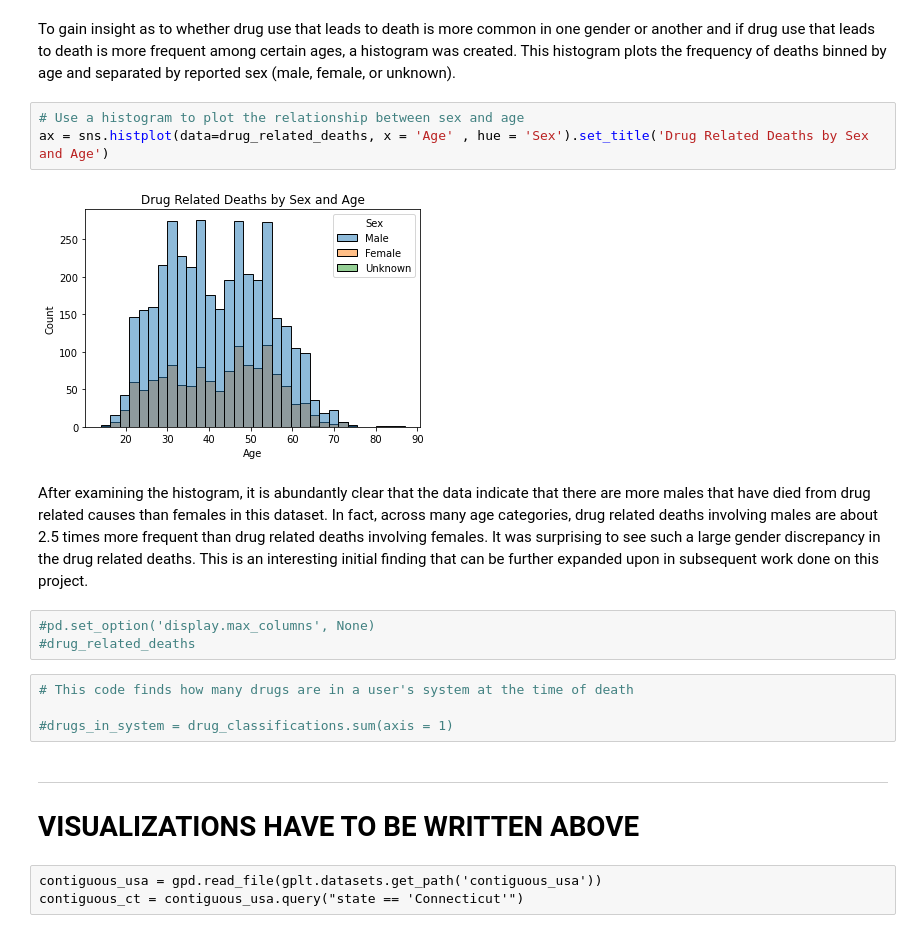
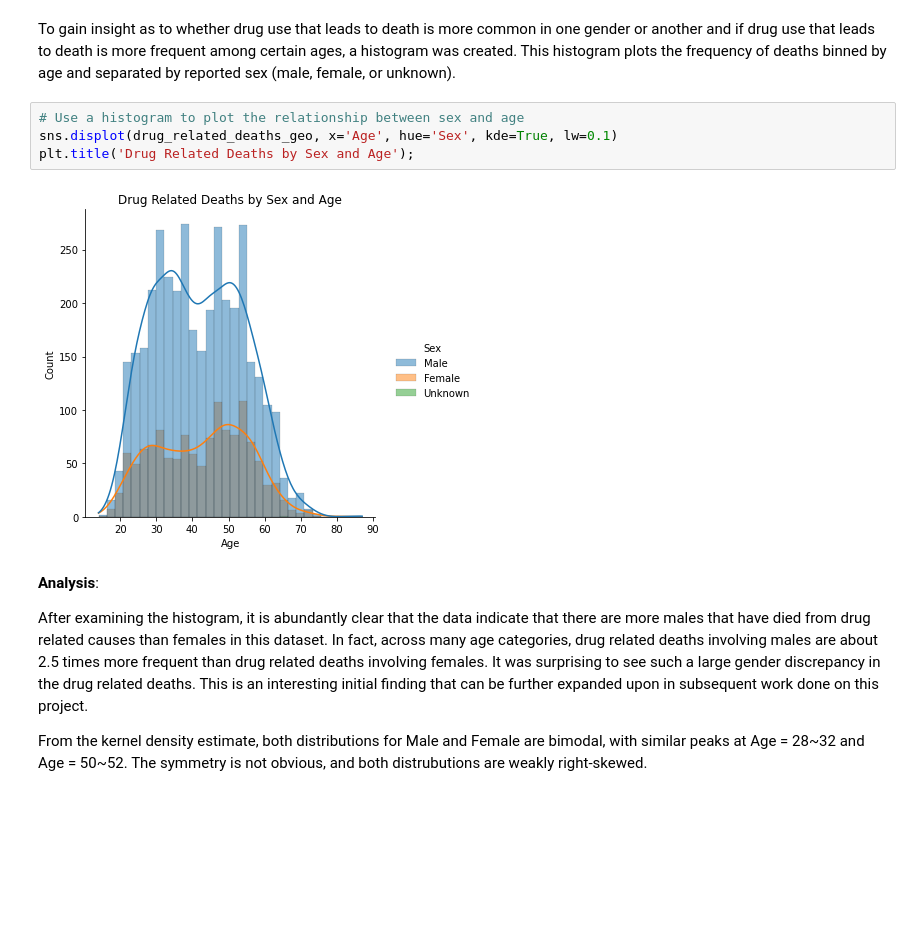
Before and after one commit to muhan-zhang/data200-final-project, a Jupyter notebook: Project.ipynb, the cells around one changed output. Drawn from its saved outputs; the diff is of its cells as text; blank space fills up the shorter version.

```diff
--- a/Project.ipynb
+++ b/Project.ipynb
@@ -797,21 +915,13 @@ Cocaine, ethanol, and benzodiazepines are in three distinct drug classification
 To gain insight as to whether drug use that leads to death is more common in one gender or another and if drug use that leads to death is more frequent among certain ages, a histogram was created.  This histogram plots the frequency of deaths binned by age and separated by reported sex (male, female, or unknown).
 # %%
 # Use a histogram to plot the relationship between sex and age
-ax = sns.histplot(data=drug_related_deaths, x = 'Age' , hue = 'Sex').set_title('Drug Related Deaths by Sex and Age')
+sns.displot(drug_related_deaths_geo, x='Age', hue='Sex', kde=True, lw=0.1)
+plt.title('Drug Related Deaths by Sex and Age');
 # %% [output]
-[figure, old version]
+[figure, new version]
 # %% [markdown]
-After examining the histogram, it is abundantly clear that the data indicate that there are more males that have died from drug related causes than females in this dataset.  In fact, across many age categories, drug related deaths involving males are about 2.5 times more frequent than drug related deaths involving females.  It was surprising to see such a large gender discrepancy in the drug related deaths.  This is an interesting initial finding that can be further expanded upon in subsequent work done on this project.
+**Analysis**:
+
+After examining the histogram, it is abundantly clear that the data indicate that there are more males that have died from drug related causes than females in this dataset. In fact, across many age categories, drug related deaths involving males are about 2.5 times more frequent than drug related deaths involving females. It was surprising to see such a large gender discrepancy in the drug related deaths.  This is an interesting initial finding that can be further expanded upon in subsequent work done on this project.
+
+From the kernel density estimate, both distributions for Male and Female are bimodal, with similar peaks at Age = 28~32 and Age = 50~52. The symmetry is not obvious, and both distrubutions are weakly right-skewed.
-# %%
-#pd.set_option('display.max_columns', None)
-#drug_related_deaths
-# %%
-# This code finds how many drugs are in a user's system at the time of death
-
-#drugs_in_system = drug_classifications.sum(axis = 1)
-# %% [markdown]
----
-# VISUALIZATIONS HAVE TO BE WRITTEN ABOVE
-# %% [raw]
-contiguous_usa = gpd.read_file(gplt.datasets.get_path('contiguous_usa'))
-contiguous_ct = contiguous_usa.query("state == 'Connecticut'")
```
Also changed, not shown: parts of 19 cells of this notebook.
